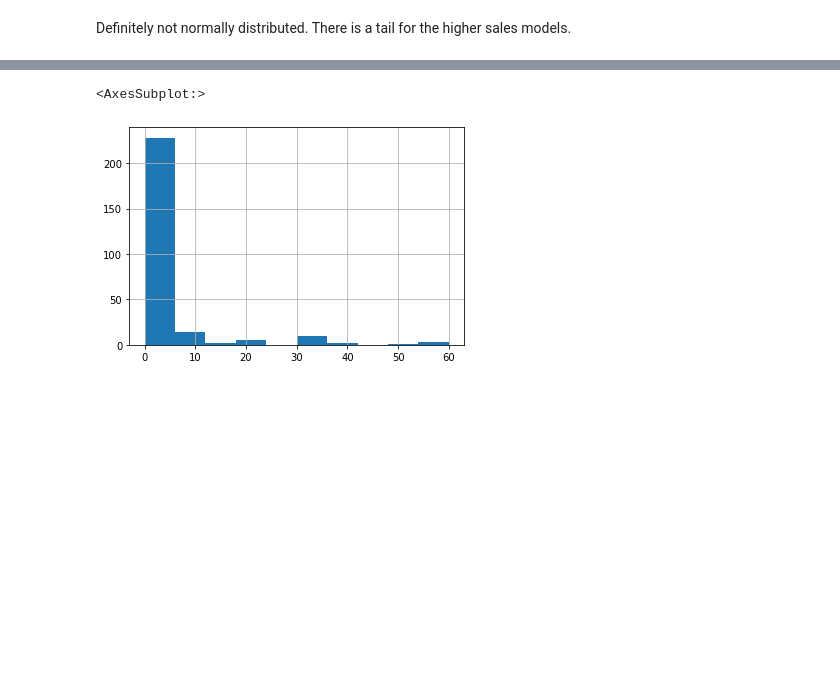
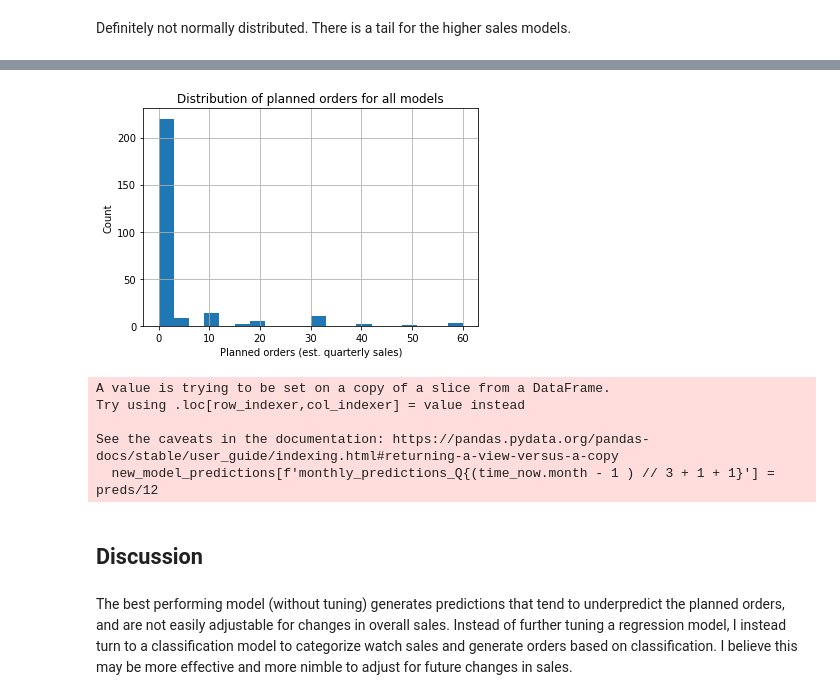
Before and after one commit to vmorenocosta/project-capstone-watch-sales, a Jupyter notebook: code/05_Regression_Predict_Sales.ipynb, the cells around one changed output, grey strips where cells are left out. Saved outputs shown, nothing was run; the diff lists cells and outputs as text; code cells hidden in the pictures; blank space fills up the shorter version.

```diff
--- a/code/05_Regression_Predict_Sales.ipynb
+++ b/code/05_Regression_Predict_Sales.ipynb
@@ -291,5 +277,22 @@ plt.hist(preds, bins=6)
 # %%
-df_models.planned_order.hist()
+df_models.planned_order.hist(bins = 20)
+plt.title('Distribution of planned orders for all models')
+plt.xlabel('Planned orders (est. quarterly sales)')
+plt.ylabel('Count');
 # %% [output]
-<AxesSubplot:>
-[figure, old version]
+[figure, new version]
+# %%
+# Save new model predictions (monthly order) to csv
+new_model_predictions = df_new_models[['style_id']]
+new_model_predictions[f'monthly_predictions_Q{(time_now.month - 1 ) // 3 + 1 + 1}'] = preds/12
+new_model_predictions.to_csv('../data/predictions/new_models_regression.csv',index=False)
+# %% [output]
+A value is trying to be set on a copy of a slice from a DataFrame.
+Try using .loc[row_indexer,col_indexer] = value instead
+
+See the caveats in the documentation: https://pandas.pydata.org/pandas-docs/stable/user_guide/indexing.html#returning-a-view-versus-a-copy
+  new_model_predictions[f'monthly_predictions_Q{(time_now.month - 1 ) // 3 + 1 + 1}'] = preds/12
+# %% [markdown]
+## Discussion
+# %% [markdown]
+The best performing model (without tuning) generates predictions that tend to underpredict the planned orders, and are not easily adjustable for changes in overall sales. Instead of further tuning a regression model, I instead turn to a classification model to categorize watch sales and generate orders based on classification. I believe this may be more effective and more nimble to adjust for future changes in sales.
```
Also changed, not shown: parts of 25 cells of this notebook, 7 other files.
